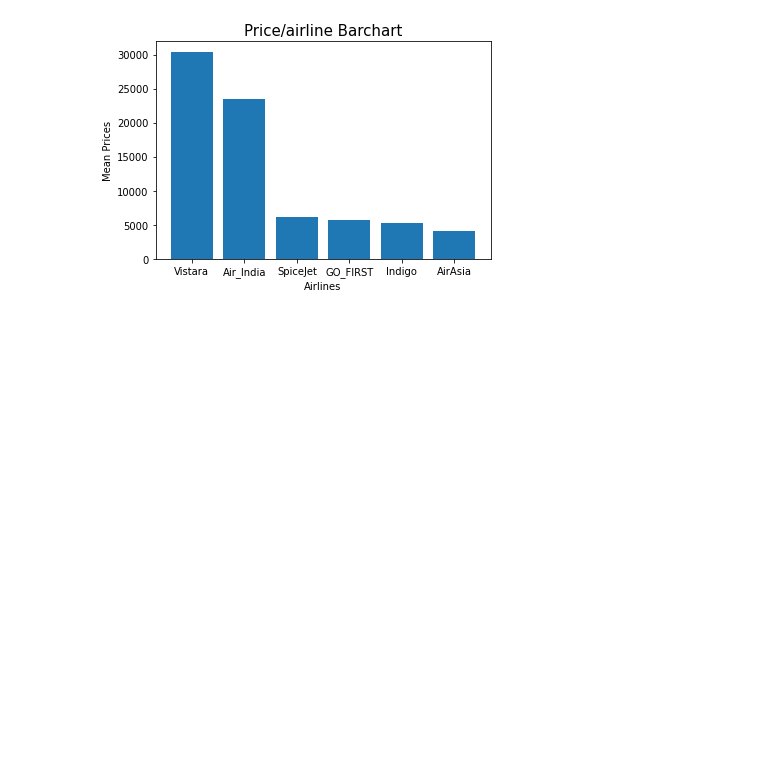
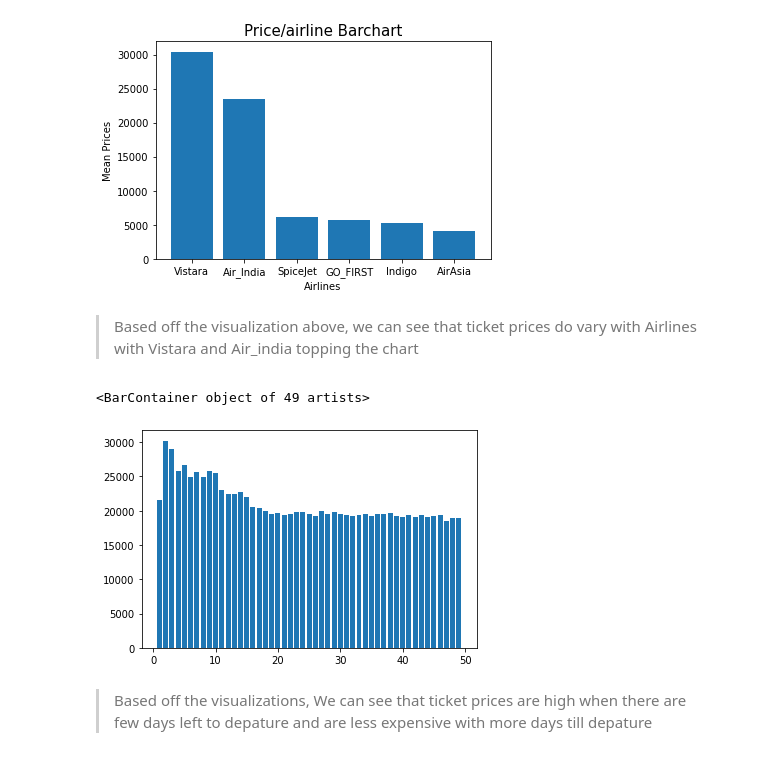
Before and after one commit to munas-git/Flight-Price-Prediction, a Jupyter notebook: flight-price-prediction.ipynb, the cells around one changed output. Cells and saved outputs as stored; diff of their text form; code cells hidden in the pictures; blank space fills up the shorter version.

Commit message:
further progress
I have been able to determine that number of days till departure does affect the price of tickets

```diff
--- a/flight-price-prediction.ipynb
+++ b/flight-price-prediction.ipynb
@@ -98,6 +98,8 @@ plt.ylabel("Mean Prices")
 # %% [output]
 Text(0, 0.5, 'Mean Prices')
 [figure]
+# %% [markdown]
+> Based off the visualization above, we can see that ticket prices do vary with Airlines with Vistara and Air_india topping the chart
 # %%
 airline_map = {
     'SpiceJet': 1,
@@ -107,3 +109,11 @@ airline_map = {
     'Indigo': 5,
     'Air_India': 6
 }
+# %%
+grouped_airlines_by_days_left = df.groupby('days_left')['price'].mean().sort_values(ascending= True)
+plt.bar(grouped_airlines_by_days_left.index, grouped_airlines_by_days_left.values)
+# %% [output]
+<BarContainer object of 49 artists>
+[figure, added]
+# %% [markdown]
+> Based off the visualizations, We can see that ticket prices are high when there are few days left to depature and are less expensive with more days till depature
```
Also changed, not shown: parts of 3 cells of this notebook.
